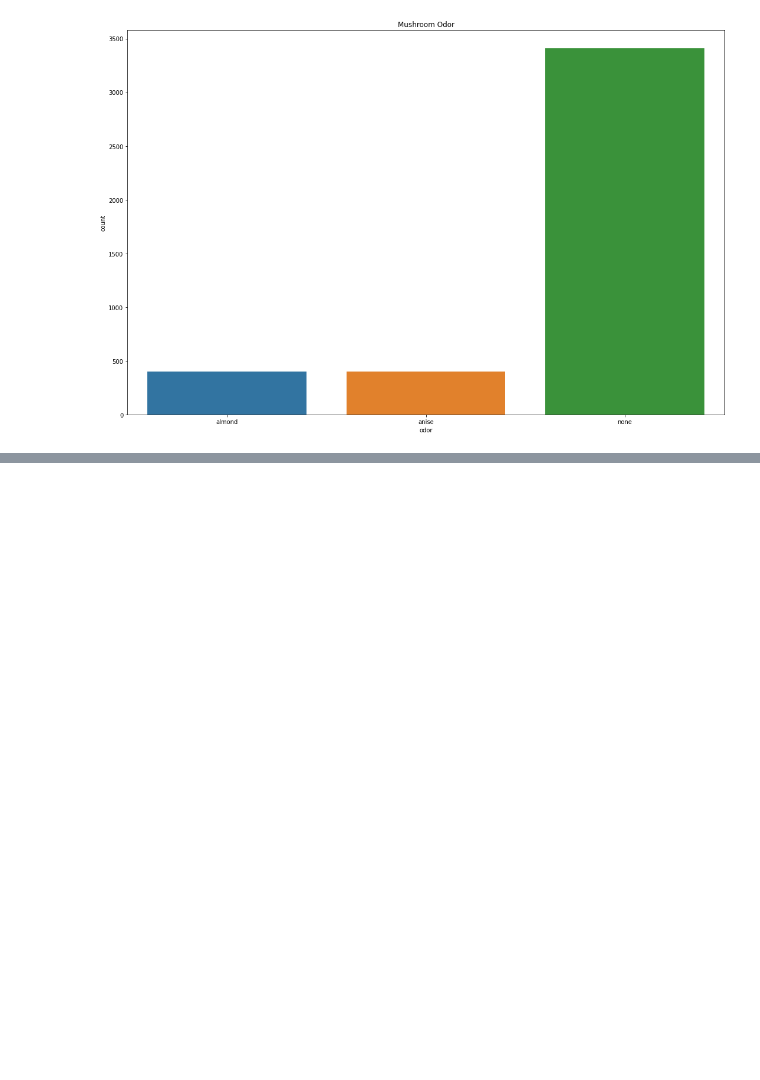
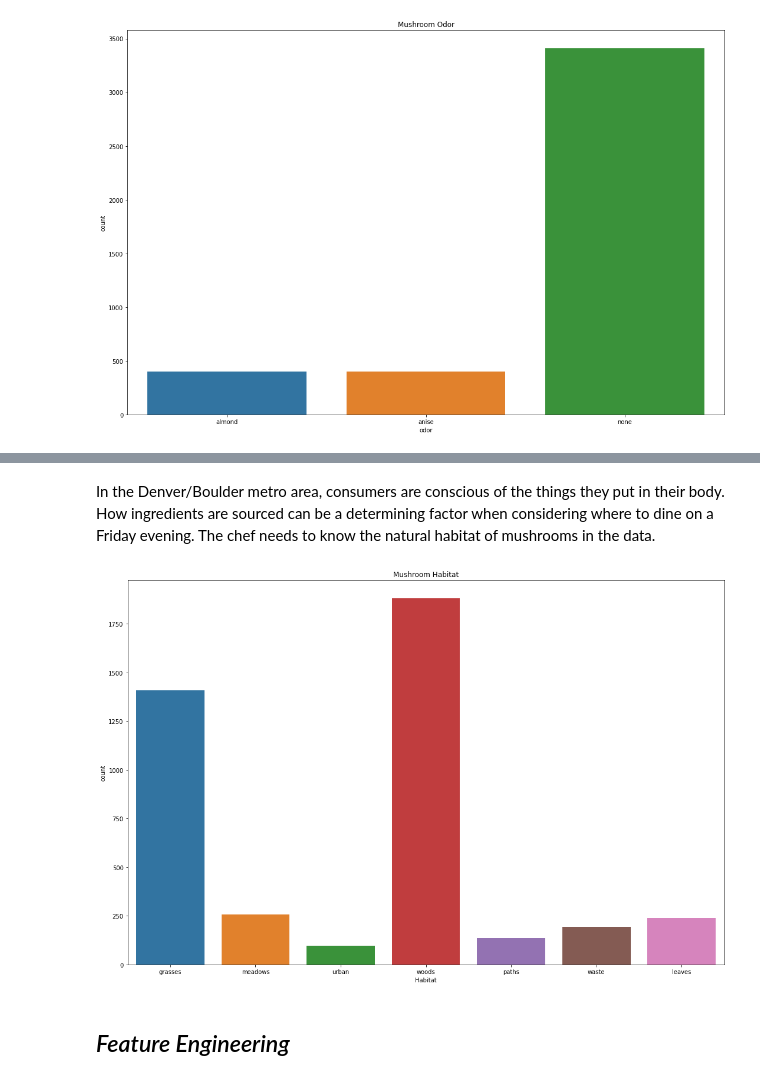
Before and after one commit to benkarabinus/nerdy_data_stuff, a Jupyter notebook: DU/COMP4431/Assignment8-9/Ben_Karabinus_Assignment_9.ipynb, the cells around one changed output, grey strips where cells are left out. Drawn from its saved outputs; the diff is of its cells as text; code cells hidden in the pictures; blank space fills up the shorter version.

```diff
--- a/DU/COMP4431/Assignment8-9/Ben_Karabinus_Assignment_9.ipynb
+++ b/DU/COMP4431/Assignment8-9/Ben_Karabinus_Assignment_9.ipynb
@@ -93,0 +117,14 @@ plt.tight_layout()
+# %% [markdown]
+In the Denver/Boulder metro area, consumers are conscious of the things they put in their body. How ingredients are sourced can be a determining factor when considering where to dine on a Friday evening. The chef needs to know the natural habitat of mushrooms in the data.
+# %%
+"""Plot a count of cap surface texture"""
+fig, ax = plt.subplots(figsize=(15, 10))
+count = sns.countplot(x='habitat', data=shrooms)
+ax.set_xticklabels(['grasses', 'meadows', 'urban', 'woods', 'paths', 'waste', 'leaves'])
+plt.title('Mushroom Habitat')
+plt.xlabel('Habitat')
+plt.tight_layout()
+# %% [output]
+[figure, added]
+# %% [markdown]
+## *_Feature Engineering_*
```
Also changed, not shown: parts of 22 cells of this notebook.
